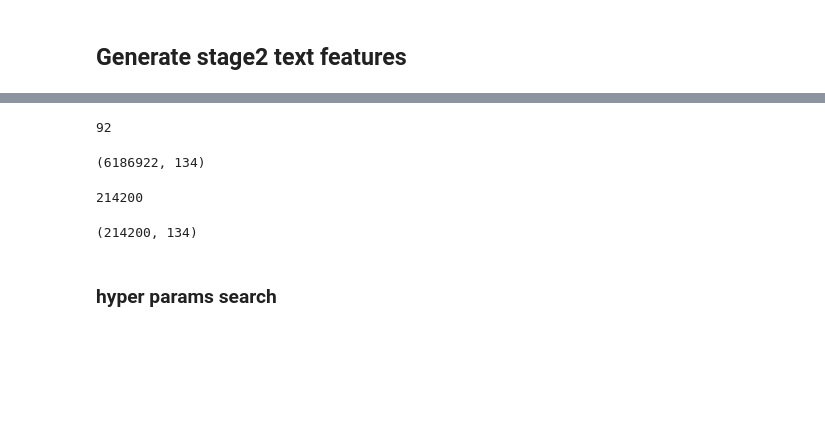
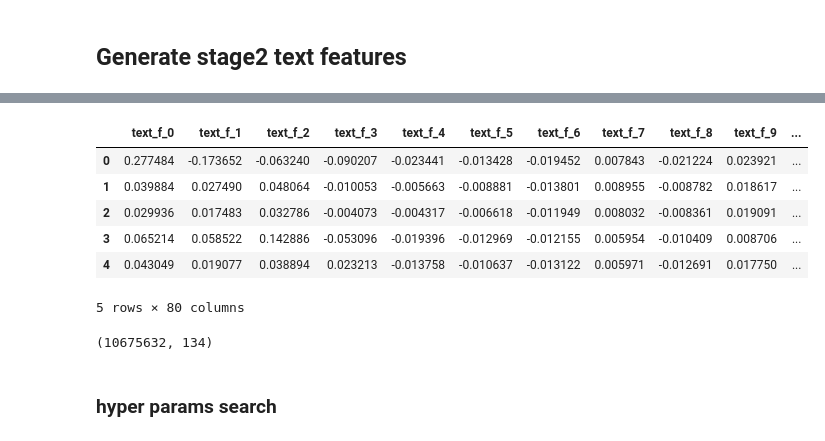
Before and after one commit to ihongChen/HowToWinKaggle, a Jupyter notebook: src/FirstLevelModel.ipynb, the cells around one changed output, grey strips where cells are left out. Cells and saved outputs as stored; diff of their text form; code cells hidden in the pictures; blank space fills up the shorter version.

```diff
--- a/src/FirstLevelModel.ipynb
+++ b/src/FirstLevelModel.ipynb
@@ -870,10 +1002,16 @@ stage2_valid_mask = (stage2_train_dates == 33) # 33
 stage2_final_train_mask = (stage2_train_dates <= 33) # 27-33
 stage2_test_mask = (stage2_train_dates==34) # 34
 stage2_train_y = merge_y[merge_dates>=level2_date_block[0]] # 27-34
-# %%
-gc.collect()
-# %% [output]
-92
+# %%
+text_features_df.head()
+# %% [output]
+|  | text_f_0 | text_f_1 | text_f_2 | text_f_3 | text_f_4 | text_f_5 | text_f_6 | text_f_7 | text_f_8 | text_f_9 | ... |
+| 0 | 0.277484 | -0.173652 | -0.063240 | -0.090207 | -0.023441 | -0.013428 | -0.019452 | 0.007843 | -0.021224 | 0.023921 | ... |
+| 1 | 0.039884 | 0.027490 | 0.048064 | -0.010053 | -0.005663 | -0.008881 | -0.013801 | 0.008955 | -0.008782 | 0.018617 | ... |
+| 2 | 0.029936 | 0.017483 | 0.032786 | -0.004073 | -0.004317 | -0.006618 | -0.011949 | 0.008032 | -0.008361 | 0.019091 | ... |
+| 3 | 0.065214 | 0.058522 | 0.142886 | -0.053096 | -0.019396 | -0.012969 | -0.012155 | 0.005954 | -0.010409 | 0.008706 | ... |
+| 4 | 0.043049 | 0.019077 | 0.038894 | 0.023213 | -0.013758 | -0.010637 | -0.013122 | 0.005971 | -0.012691 | 0.017750 | ... |
+5 rows × 80 columns
 # %%
 X_train.reset_index(drop=True,inplace=True)
 X_train = pd.concat([X_train,text_features_df.iloc[0:X_train.shape[0],:]], axis=1)
@@ -882,11 +1020,7 @@ X_train = pd.concat([X_train,text_features_df.iloc[0:X_train.shape[0],:]], axis=
 # %%
-X_train.shape ## 12-32
+# X_train.shape ## 12-32
 # y_train.shape ##
 # %% [output]
-(6186922, 134)
+(10675632, 134)
-# %%
-test_dates.shape[0]
-# %% [output]
-214200
 # %%
 test_text_features_df = text_features_df.iloc[-test_dates.shape[0]:,:].reset_index(drop=True)
@@ -893,8 +1028,4 @@ test_text_features_df = text_features_df.iloc[-test_dates.shape[0]:,:].reset_ind
 test = pd.concat([X_test.reset_index(drop=True),test_text_features_df],axis=1)
-# %%
-test.shape
-# %% [output]
-(214200, 134)
 # %% [markdown]
 ### hyper params search
 # %%
```
Also changed, not shown: parts of 75 cells of this notebook, 3 other files.
